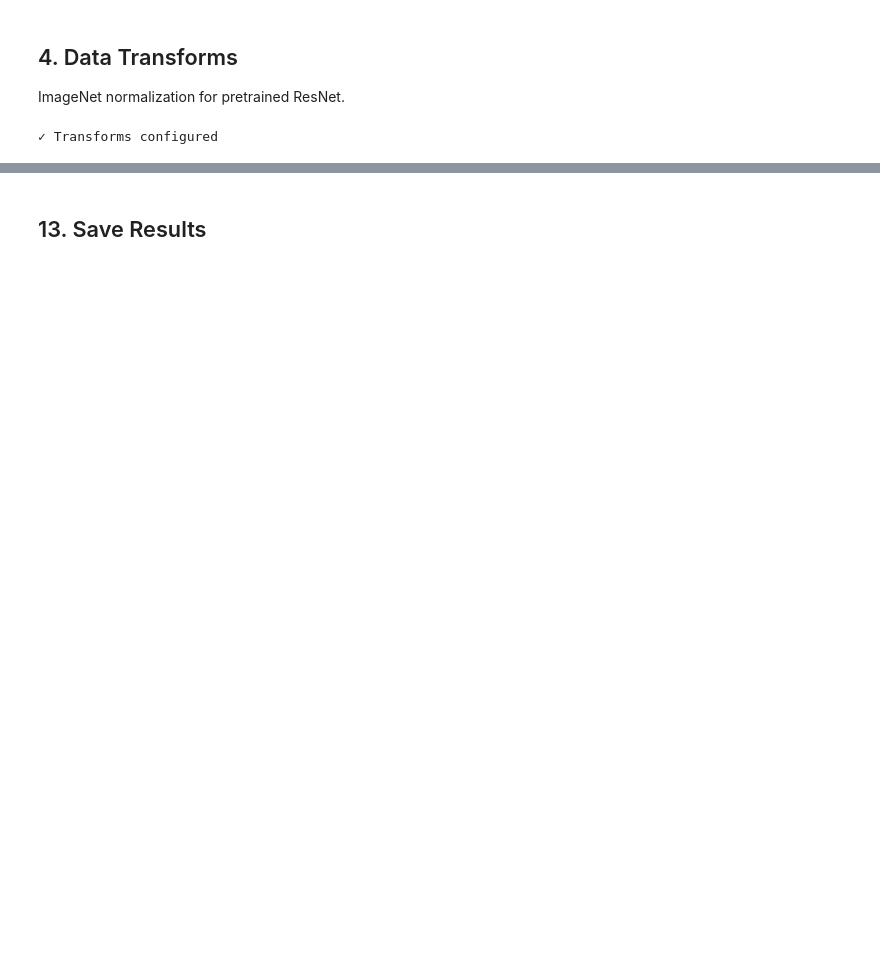
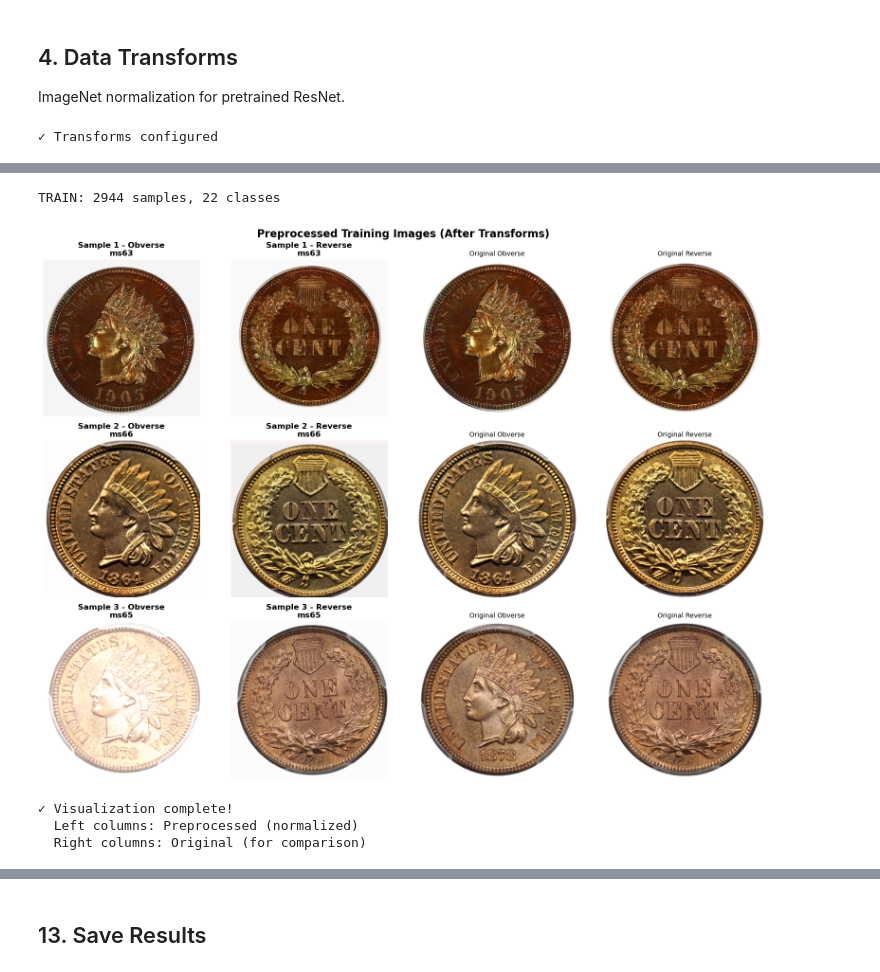
Before and after one commit to chadstachowicz/coin_ml, a Jupyter notebook: coin_classifier_resnet.ipynb, the cells around one changed output, grey strips where cells are left out. Saved outputs shown, nothing was run; the diff lists cells and outputs as text; code cells hidden in the pictures; blank space fills up the shorter version.

```diff
--- a/coin_classifier_resnet.ipynb
+++ b/coin_classifier_resnet.ipynb
@@ -195,14 +159,27 @@ class DualCoinDataset(Dataset):
 
 ImageNet normalization for pretrained ResNet.
 # %%
-# Training transforms
 train_transform = transforms.Compose([
     transforms.Resize((IMAGE_SIZE, IMAGE_SIZE)),
+    transforms.RandomRotation(degrees=5, fill=(255, 255, 255)),
     transforms.ToTensor(),
+        transforms.RandomAffine(
+        degrees=0,              # rotation already handled
+        translate=(0.03, 0.03), # small shifts in x/y
+        scale=(0.95, 1.05),     # small zoom in/out
+        fill=(255, 255, 255)
+    ),
+
+    # Photometric: tiny lighting/contrast wiggles
+    transforms.ColorJitter(
+        brightness=0.05,
+        contrast=0.05,
+        saturation=0.05,
+        hue=0.01
+    ),
     transforms.Normalize(mean=[0.485, 0.456, 0.406], std=[0.229, 0.224, 0.225])
 ])
 
-# Validation/test transforms
 val_transform = transforms.Compose([
     transforms.Resize((IMAGE_SIZE, IMAGE_SIZE)),
     transforms.ToTensor(),
@@ -215 +201,63 @@ print("✓ Transforms configured")
+# %%
+# Helper function to denormalize images for display
+def denormalize(tensor):
+    '''Convert normalized tensor back to displayable image'''
+    mean = torch.tensor([0.485, 0.456, 0.406]).view(3, 1, 1)
+    std = torch.tensor([0.229, 0.224, 0.225]).view(3, 1, 1)
+    tensor = tensor * std + mean
+    tensor = torch.clamp(tensor, 0, 1)
+    return tensor
+
+# Create a temporary dataset to visualize
+viz_dataset = DualCoinDataset(DATA_DIR, split='train', transform=train_transform)
+
+# Get a few samples
+fig, axes = plt.subplots(3, 4, figsize=(16, 12))
+fig.suptitle('Preprocessed Training Images (After Transforms)', fontsize=16, fontweight='bold')
+
+for i in range(3):
+    if i >= len(viz_dataset):
+        break
+
+    obverse, reverse, label = viz_dataset[i]
+    grade = viz_dataset.idx_to_class[label]
+
+    # Denormalize for display
+    obverse_img = denormalize(obverse)
+    reverse_img = denormalize(reverse)
+
+    # Obverse
+    axes[i, 0].imshow(obverse_img.permute(1, 2, 0).numpy())
+    axes[i, 0].set_title(f'Sample {i+1} - Obverse\n{grade}', fontweight='bold')
+    axes[i, 0].axis('off')
+
+    # Reverse
+    axes[i, 1].imshow(reverse_img.permute(1, 2, 0).numpy())
+    axes[i, 1].set_title(f'Sample {i+1} - Reverse\n{grade}', fontweight='bold')
+    axes[i, 1].axis('off')
+
+    # Show original (without transforms) for comparison
+    original_obv = Image.open(viz_dataset.samples[i]['obverse']).convert('RGB')
+    original_rev = Image.open(viz_dataset.samples[i]['reverse']).convert('RGB')
+
+    axes[i, 2].imshow(original_obv)
+    axes[i, 2].set_title(f'Original Obverse', fontsize=10)
+    axes[i, 2].axis('off')
+
+    axes[i, 3].imshow(original_rev)
+    axes[i, 3].set_title(f'Original Reverse', fontsize=10)
+    axes[i, 3].axis('off')
+
+plt.tight_layout()
+plt.show()
+
+print(f"\n✓ Visualization complete!")
+print(f"  Left columns: Preprocessed (normalized)")
+print(f"  Right columns: Original (for comparison)")
+# %% [output]
+TRAIN: 2944 samples, 22 classes
+[figure, added]
+✓ Visualization complete!
+  Left columns: Preprocessed (normalized)
+  Right columns: Original (for comparison)
 # %% [markdown]
```
Also changed, not shown: parts of 23 cells of this notebook, 38 other files.
